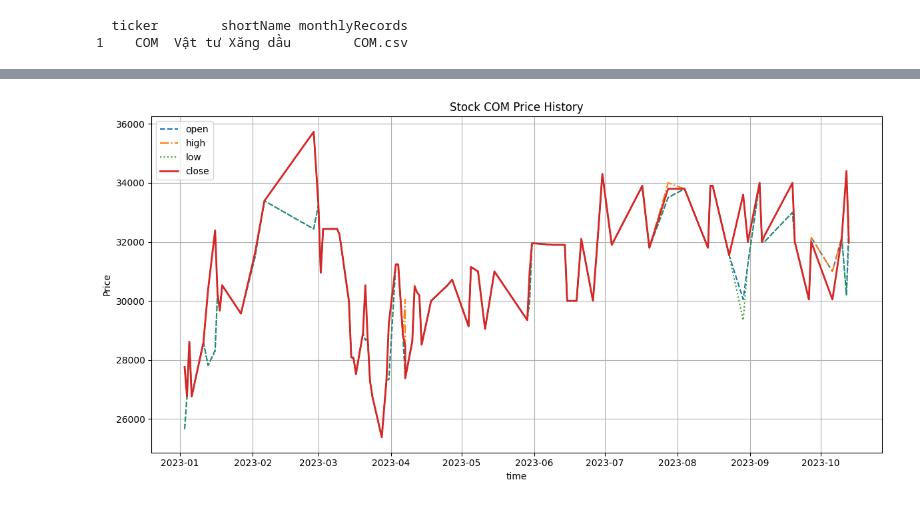
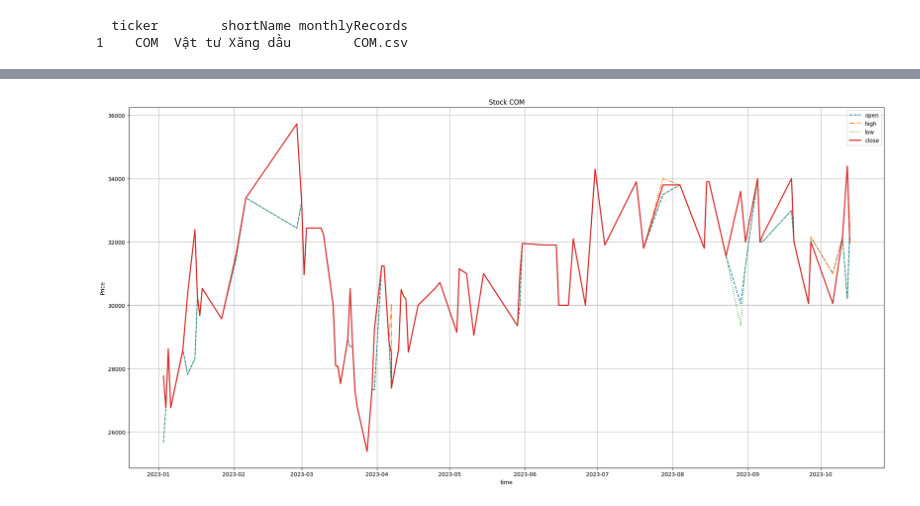
Before and after one commit to gitOfKuKue/Programming_SBS, a Jupyter notebook: final_assignment.ipynb, the cells around one changed output, grey strips where cells are left out. Drawn from its saved outputs; the diff is of its cells as text; code cells hidden in the pictures.

```diff
--- a/final_assignment.ipynb
+++ b/final_assignment.ipynb
@@ -259,32 +253,28 @@ print(df[['time', 'open', 'close', 'Info01']].head())
 # %%
 # Answer 10:
 # Question 10: From the file COM.csv, plot the lines for the stock COM using the values [open, High, Low, close].
-import matplotlib.pyplot as plt
 
-# Ensure 'time' is in timetime format
 import pandas as pd
 import matplotlib.pyplot as plt
 
-# Load the CSV file
 df = pd.read_csv(path)
 
-# Convert 'Date' column to datetime format (if it's not already)
 df['time'] = pd.to_datetime(df['time'])
 
 # Plot the data
-plt.figure(figsize=(12, 6))
+plt.figure(figsize=(20, 10))
 plt.plot(df['time'], df['open'], label='open', linestyle='--')
 plt.plot(df['time'], df['high'], label='high', linestyle='-.')
 plt.plot(df['time'], df['low'], label='low', linestyle=':')
 plt.plot(df['time'], df['close'], label='close', linewidth=2)
 
-# Add labels and title
-plt.title('Stock COM Price History')
+# Adding labels and title
+plt.title('Stock COM')
 plt.xlabel('time')
 plt.ylabel('Price')
 plt.legend()
 plt.grid(True)
 plt.tight_layout()
 plt.show()
 # %% [output]
-[figure, old version]
+[figure, new version]
```
Also changed, not shown: parts of 1 cell of this notebook.
